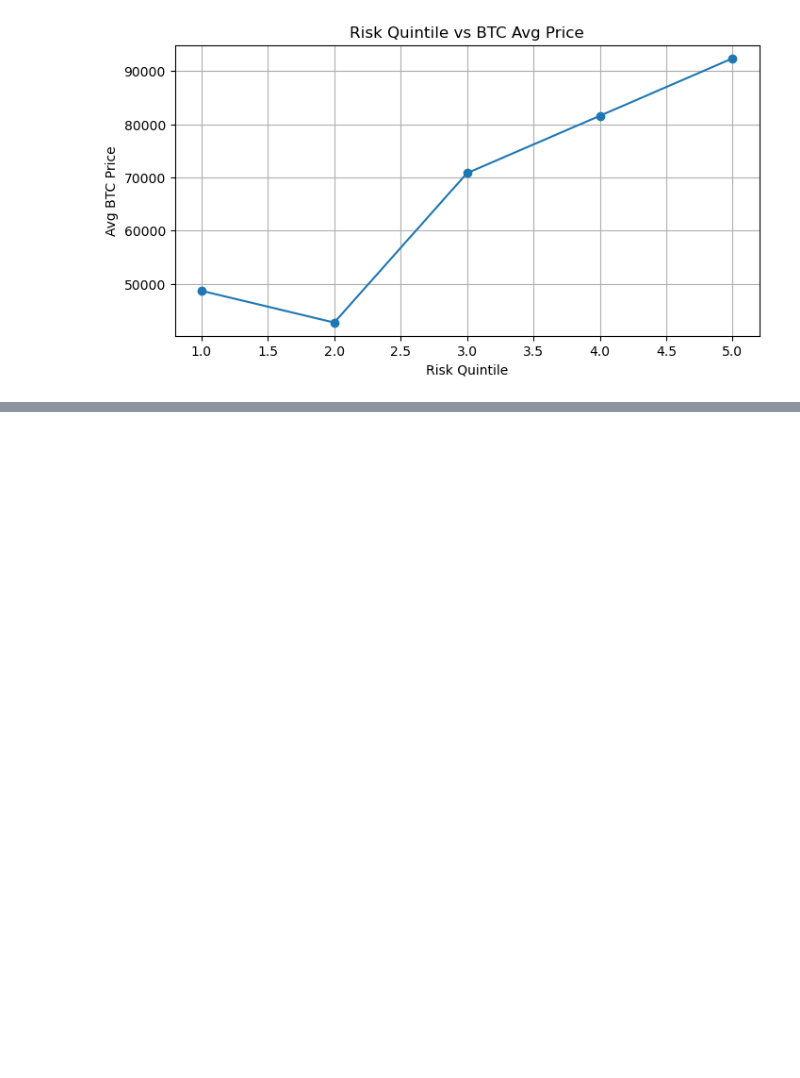
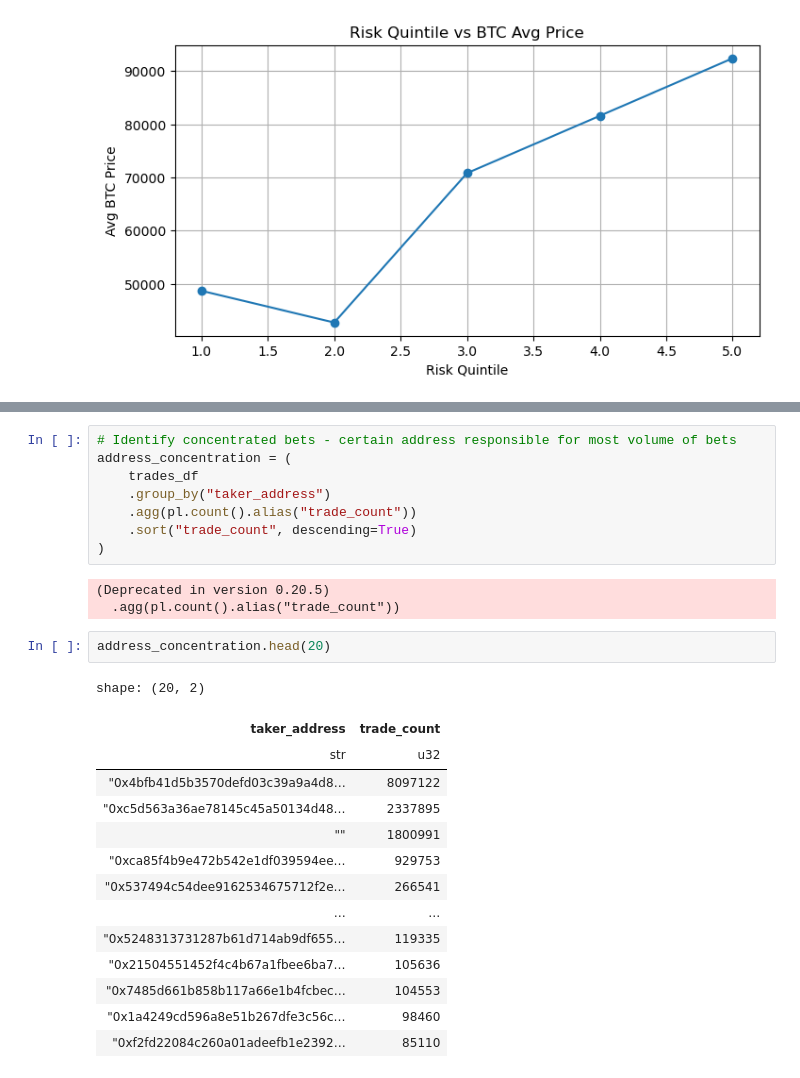
Before and after one commit to shuangvely/bitcoin-analytics-capstone-sp26-team08, a Jupyter notebook: eda/EDA.ipynb, the cells around one changed output, grey strips where cells are left out. Drawn from its saved outputs; the diff is of its cells as text; blank space fills up the shorter version.

```diff
--- a/eda/EDA.ipynb
+++ b/eda/EDA.ipynb
@@ -869,0 +970,28 @@ plt.show()
+# %%
+# Identify concentrated bets - certain address responsible for most volume of bets
+address_concentration = (
+    trades_df
+    .group_by("taker_address")
+    .agg(pl.count().alias("trade_count"))
+    .sort("trade_count", descending=True)
+)
+# %% [output]
+(Deprecated in version 0.20.5)
+  .agg(pl.count().alias("trade_count"))
+# %%
+address_concentration.head(20)
+# %% [output]
+shape: (20, 2)
+| taker_address | trade_count |
+| str | u32 |
+| "0x4bfb41d5b3570defd03c39a9a4d8… | 8097122 |
+| "0xc5d563a36ae78145c45a50134d48… | 2337895 |
+| "" | 1800991 |
+| "0xca85f4b9e472b542e1df039594ee… | 929753 |
+| "0x537494c54dee9162534675712f2e… | 266541 |
+| … | … |
+| "0x5248313731287b61d714ab9df655… | 119335 |
+| "0x21504551452f4c4b67a1fbee6ba7… | 105636 |
+| "0x7485d661b858b117a66e1b4fcbec… | 104553 |
+| "0x1a4249cd596a8e51b267dfe3c56c… | 98460 |
+| "0xf2fd22084c260a01adeefb1e2392… | 85110 |
```
Also changed, not shown: parts of 12 cells of this notebook.
